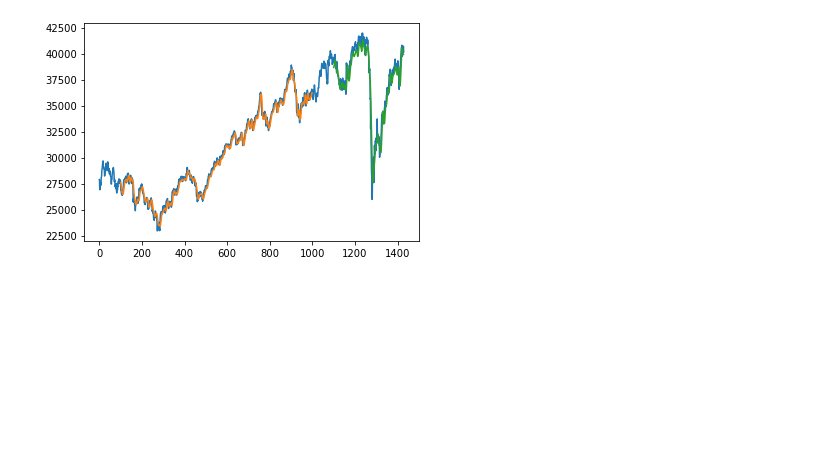
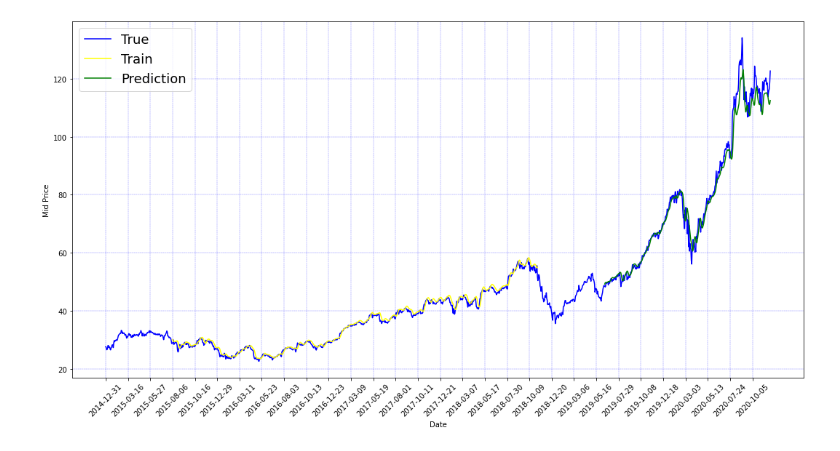
Before and after one commit to Saarthak8/Stock-Trading-Prediction, a Jupyter notebook: pred_model.ipynb, the cells around one changed output. Saved outputs shown, nothing was run; the diff lists cells and outputs as text; code cells hidden in the pictures; blank space fills up the shorter version.

Commit message:
Prediction accuracy increased

```diff
--- a/pred_model.ipynb
+++ b/pred_model.ipynb
@@ -74,6 +98,6 @@ plt.plot(df2)
 import numpy as np
 from sklearn.preprocessing import MinMaxScaler
 scaler=MinMaxScaler(feature_range=(0,1))
-df2=scaler.fit_transform(np.array(df2).reshape(-1,1))
-print(df2)
+df1=scaler.fit_transform(np.array(df1).reshape(-1,1))
+print(df1)
 # %% [output]
@@ -87,7 +121,7 @@ print(df2)
 # %%
 ##splitting dataset into train and test split
-training_size=int(len(df2)*0.7)
-test_size=len(df2)-training_size
-train_data,test_data=df2[0:training_size,:],df2[training_size:len(df2),:1]
+training_size=int(len(df1)*0.65)
+test_size=len(df1)-training_size
+train_data,test_data=df1[0:training_size,:],df1[training_size:len(df1),:1]
 training_size,test_size
 # %% [output]
@@ -96,13 +130,13 @@ training_size,test_size
 # convert an array of values into a dataset matrix
 def create_dataset(dataset, time_step=1):
 	dataX, dataY = [], []
-	for i in range(len(dataset)-time_step-1):
+	for i in range(len(dataset)-time_step):
 		a = dataset[i:(i+time_step), 0]   ###i=0, 0,1,2,3-----99   100
 		dataX.append(a)
 		dataY.append(dataset[i + time_step, 0])
 	return np.array(dataX), np.array(dataY)
 # reshape into X=t,t+1,t+2,t+3 and Y=t+4
-time_step = 100
+time_step = 150
 X_train, y_train = create_dataset(train_data, time_step)
 X_test, ytest = create_dataset(test_data, time_step)
 print(X_train.shape), print(y_train.shape)
@@ -123,7 +157,7 @@ from tensorflow.keras.models import Sequential
 from tensorflow.keras.layers import Dense
 from tensorflow.keras.layers import LSTM
 model=Sequential()
-model.add(LSTM(50,return_sequences=True,input_shape=(100,1)))
+model.add(LSTM(50,return_sequences=True,input_shape=(time_step,1)))
 model.add(LSTM(50,return_sequences=True))
 model.add(LSTM(50))
 model.add(Dense(1))
@@ -191,21 +225,27 @@ math.sqrt(mean_squared_error(ytest,test_predict))
 # %%
 ### Plotting
 # shift train predictions for plotting
-look_back=100
-trainPredictPlot = np.empty_like(df2)
+look_back=time_step
+trainPredictPlot = np.empty_like(df1)
 trainPredictPlot[:, :] = np.nan
 trainPredictPlot[look_back:len(train_predict)+look_back, :] = train_predict
 # shift test predictions for plotting
-testPredictPlot = np.empty_like(df2)
+testPredictPlot = np.empty_like(df1)
 testPredictPlot[:, :] = np.nan
-testPredictPlot[len(train_predict)+(look_back*2)+1:len(df2)-1, :] = test_predict
+testPredictPlot[len(train_predict)+(look_back*2):len(df1), :] = test_predict
 # plot baseline and predictions
-plt.plot(scaler.inverse_transform(df2))
-plt.plot(trainPredictPlot)
-plt.plot(testPredictPlot)
+plt.figure(figsize = (18,9))
+plt.plot(scaler.inverse_transform(df1),color='b',label='True')
+plt.plot(trainPredictPlot,color='yellow',label='Train')
+plt.plot(testPredictPlot,color='green', label='Prediction')
+plt.grid(color='b', ls = '-.', lw = 0.25)
+plt.xticks(range(0,df.shape[0],50),df['Date'].loc[::50],rotation=45)
+plt.xlabel('Date')
+plt.ylabel('Mid Price')
+plt.legend(fontsize=18)
 plt.show()
 # %% [output]
-[figure, old version]
+[figure, new version]
 # %%
 len(test_data)
 # %% [output]
```
Also changed, not shown: parts of 24 cells of this notebook.
